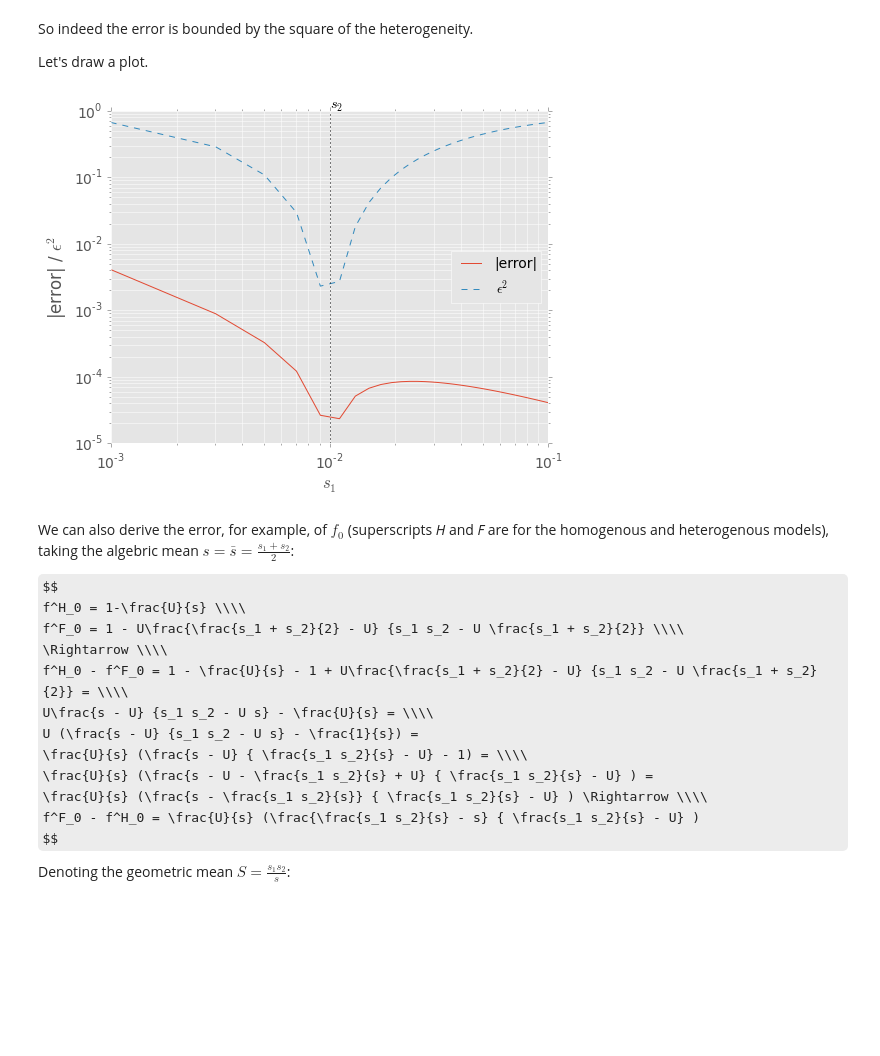
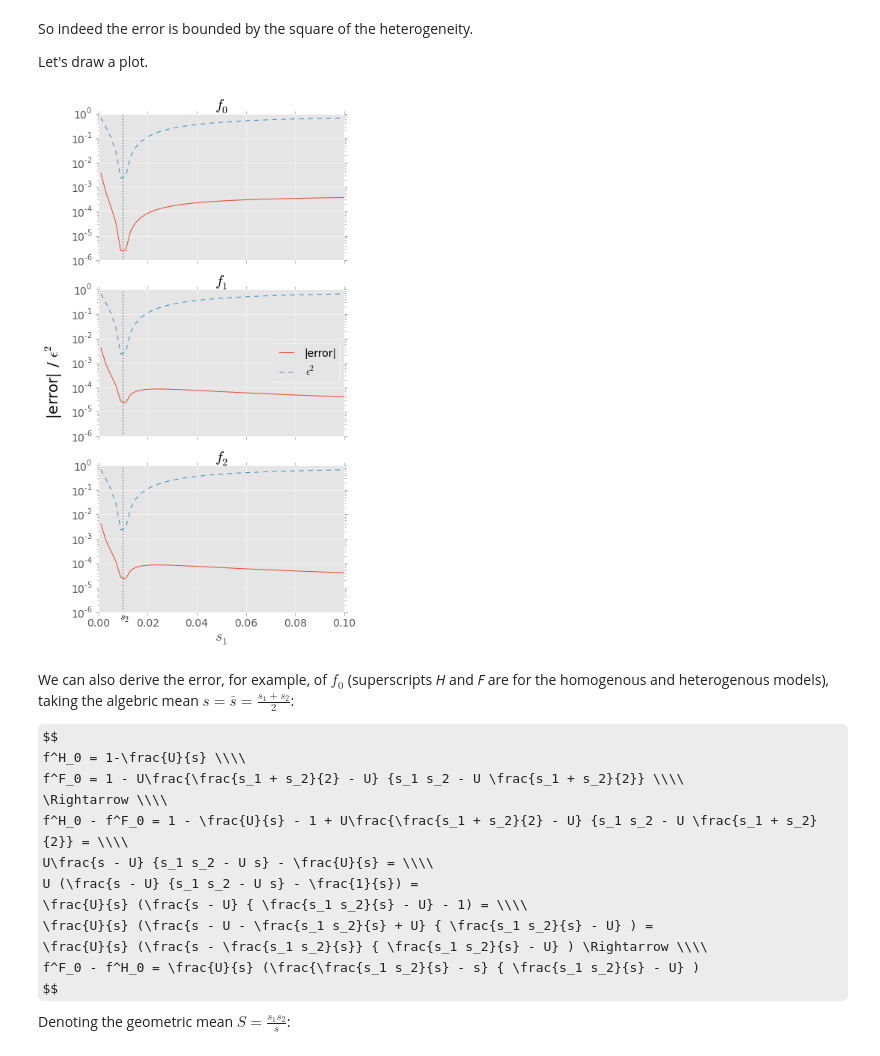
Before and after one commit to yoavram/ipython-notebooks, a Jupyter notebook: MathModels project - s.ipynb, the cells around one changed output. Drawn from its saved outputs; the diff is of its cells as text; code cells hidden in the pictures; some formulas as TeX source; blank space fills up the shorter version.

```diff
--- a/MathModels project - s.ipynb
+++ b/MathModels project - s.ipynb
@@ -196,23 +196,40 @@ So indeed the error is bounded by the square of the heterogeneity.
 Let's draw a plot.
 # %%
 ss = linspace(0.001,0.1,50)
-f1s = [f1.subs({s1:s1x, s2: 0.01, U:1e-5}) for s1x in ss]
-h1s = [h1.subs({s1:s1x, s2: 0.01, U:1e-5}) for s1x in ss]
-errs = [abs((h1-f1).subs({s1:s1x, s2: 0.01, U:1e-5})) for s1x in ss]
+errs0 = [abs((h0-f0).subs({s1:s1x, s2: 0.01, U:1e-5})) for s1x in ss]
+errs1 = [abs((h1-f1).subs({s1:s1x, s2: 0.01, U:1e-5})) for s1x in ss]
+errs2 = [abs((h1-f1).subs({s1:s1x, s2: 0.01, U:1e-5})) for s1x in ss]
 hets = [(max((abs(s1-s)/s).subs({s1:s1x, s2: 0.01, U:1e-5}), (abs(s2-s)/s).subs({s1:s1x, s2: 0.01, U:1e-5})))**2 for s1x in ss]
-# %%
-figsize(8,6)
-plot(ss, errs, label="|error|")
-plot(ss, hets, label=r"$\epsilon ^2$", linestyle="dashed")
-axvline(x=0.01, color="k", linestyle="dotted")
-text(0.01, 1.1, r"$s_2$")
-legend(loc=5)
-xscale("log")
-yscale("log")
-xlabel(r"$s_1$")
-ylabel(r"|error| / $\epsilon ^2$");
-# %% [output]
-[figure, removed]
+# %%
+fig, (ax0,ax1,ax2) = subplots(3,1,sharex=True, sharey=True, figsize=(6,12))
+
+ax0.plot(ss, errs0, label="|error|")
+ax0.plot(ss, hets, label=r"$\epsilon ^2$", linestyle="dashed")
+ax0.axvline(x=0.01, color="k", linestyle="dotted")
+ax0.set_title(r"$f_0$", fontsize=20)
+
+ax1.plot(ss, errs1, label="|error|")
+ax1.plot(ss, hets, label=r"$\epsilon ^2$", linestyle="dashed")
+ax1.axvline(x=0.01, color="k", linestyle="dotted")
+ax1.set_title(r"$f_1$", fontsize=20)
+
+ax2.plot(ss, errs2, label="|error|")
+ax2.plot(ss, hets, label=r"$\epsilon ^2$", linestyle="dashed")
+ax2.axvline(x=0.01, color="k", linestyle="dotted")
+ax2.text(0.0085, 0.5e-6, r"$s_2$")
+ax2.set_title(r"$f_2$", fontsize=20)
+
+ax0.set_xlim(0,0.1)
+ax0.set_ylim(1e-6,1)
+#ax0.set_yscale("log")
+ax1.legend(loc=5)
+ax2.set_xlabel(r"$s_1$", fontsize=20)
+plt.setp((ax0,ax1,ax2), yscale='log')
+for a in (ax0,ax1,ax2):
+    a.grid(False, 'minor')
+fig.text(0,0.55, r"|error| / $\epsilon ^2$", rotation='vertical', fontsize=20);
+# %% [output]
+[figure, added]
 # %% [markdown]
 We can also derive the error, for example, of $f_0$ (superscripts _H_ and _F_ are for the homogenous and heterogenous models), taking the algebric mean $s=\bar{s}=\frac{s_1 + s_2}{2}$:
 
```
Also changed, not shown: parts of 15 cells of this notebook.
